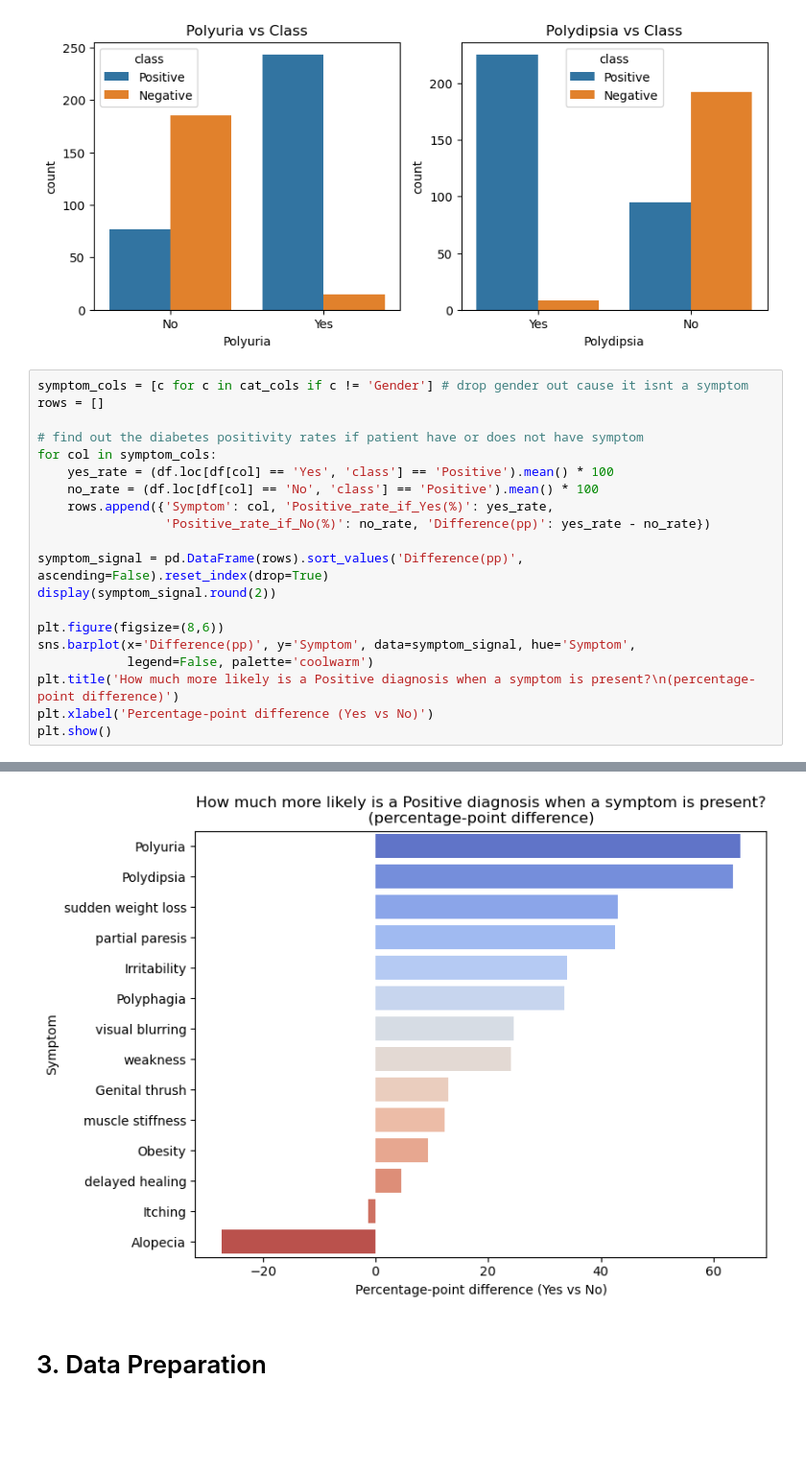
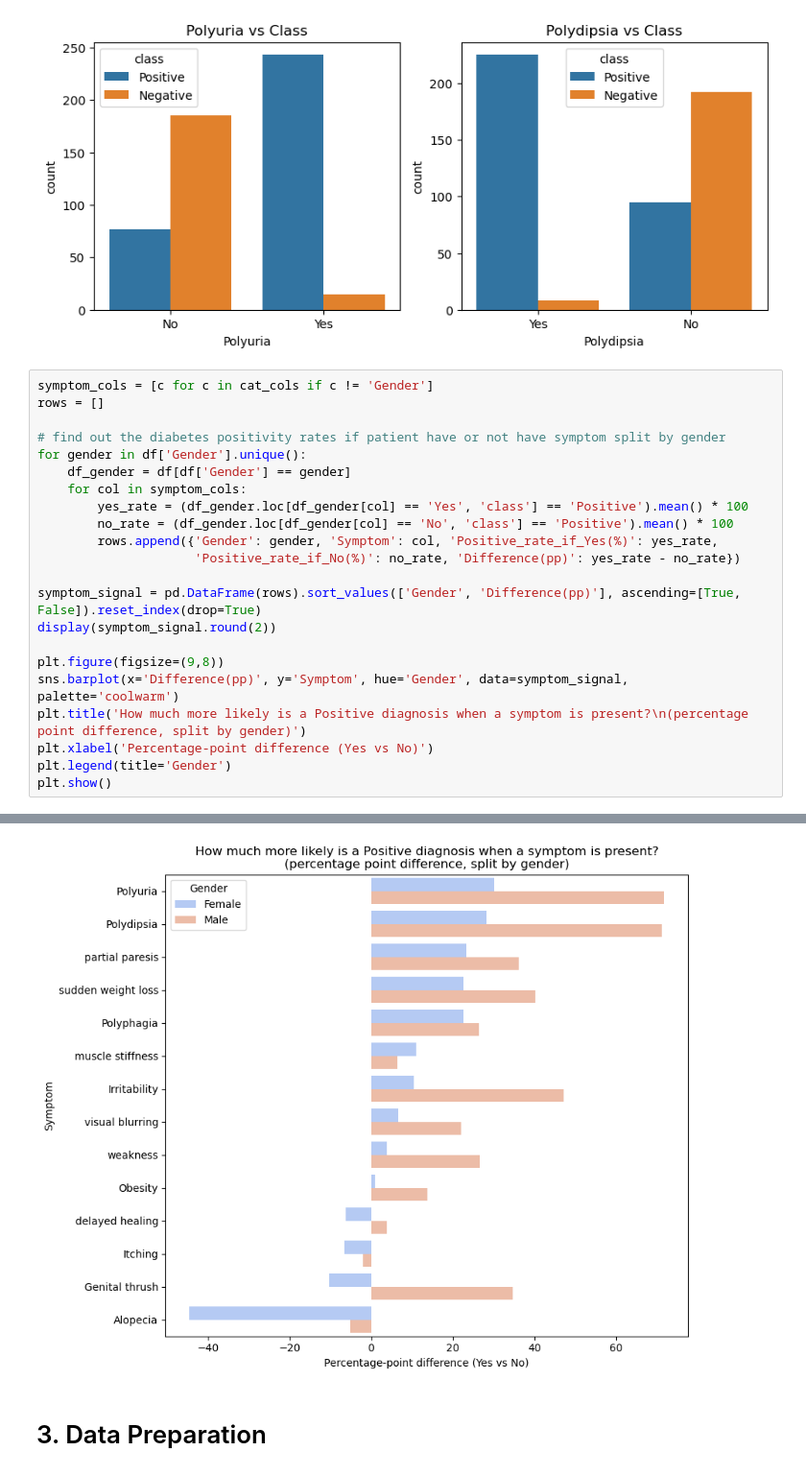
Before and after one commit to dennisho004/MLDP_Project, a Jupyter notebook: MLDP_Program_Codes_Submission_Template.ipynb, the cells around one changed output, grey strips where cells are left out. Shown at 96% size. Drawn from its saved outputs; the diff is of its cells as text; blank space fills up the shorter version.

```diff
--- a/MLDP_Program_Codes_Submission_Template.ipynb
+++ b/MLDP_Program_Codes_Submission_Template.ipynb
@@ -251,23 +251,25 @@ Gender               -0.449233
 Name: class, dtype: float64
 [figure]
 # %%
-symptom_cols = [c for c in cat_cols if c != 'Gender'] # drop gender out cause it isnt a symptom
+symptom_cols = [c for c in cat_cols if c != 'Gender']
 rows = []
 
-# find out the diabetes positivity rates if patient have or does not have symptom
-for col in symptom_cols:
-    yes_rate = (df.loc[df[col] == 'Yes', 'class'] == 'Positive').mean() * 100
-    no_rate = (df.loc[df[col] == 'No', 'class'] == 'Positive').mean() * 100
-    rows.append({'Symptom': col, 'Positive_rate_if_Yes(%)': yes_rate,
-                 'Positive_rate_if_No(%)': no_rate, 'Difference(pp)': yes_rate - no_rate})
+# find out the diabetes positivity rates if patient have or not have symptom split by gender
+for gender in df['Gender'].unique():
+    df_gender = df[df['Gender'] == gender]
+    for col in symptom_cols:
+        yes_rate = (df_gender.loc[df_gender[col] == 'Yes', 'class'] == 'Positive').mean() * 100
+        no_rate = (df_gender.loc[df_gender[col] == 'No', 'class'] == 'Positive').mean() * 100
+        rows.append({'Gender': gender, 'Symptom': col, 'Positive_rate_if_Yes(%)': yes_rate,
+                     'Positive_rate_if_No(%)': no_rate, 'Difference(pp)': yes_rate - no_rate})
 
-symptom_signal = pd.DataFrame(rows).sort_values('Difference(pp)', ascending=False).reset_index(drop=True)
+symptom_signal = pd.DataFrame(rows).sort_values(['Gender', 'Difference(pp)'], ascending=[True, False]).reset_index(drop=True)
 display(symptom_signal.round(2))
 
-plt.figure(figsize=(8,6))
-sns.barplot(x='Difference(pp)', y='Symptom', data=symptom_signal, hue='Symptom',
-            legend=False, palette='coolwarm')
-plt.title('How much more likely is a Positive diagnosis when a symptom is present?\n(percentage-point difference)')
+plt.figure(figsize=(9,8))
+sns.barplot(x='Difference(pp)', y='Symptom', hue='Gender', data=symptom_signal, palette='coolwarm')
+plt.title('How much more likely is a Positive diagnosis when a symptom is present?\n(percentage point difference, split by gender)')
 plt.xlabel('Percentage-point difference (Yes vs No)')
+plt.legend(title='Gender')
 plt.show()
 # %% [output]
@@ -289,4 +293,4 @@ plt.show()
-[figure, old version]
+[figure, new version]
 # %% [markdown]
 # 3. Data Preparation
 # %% [markdown]
```
Also changed, not shown: parts of 10 cells of this notebook.
